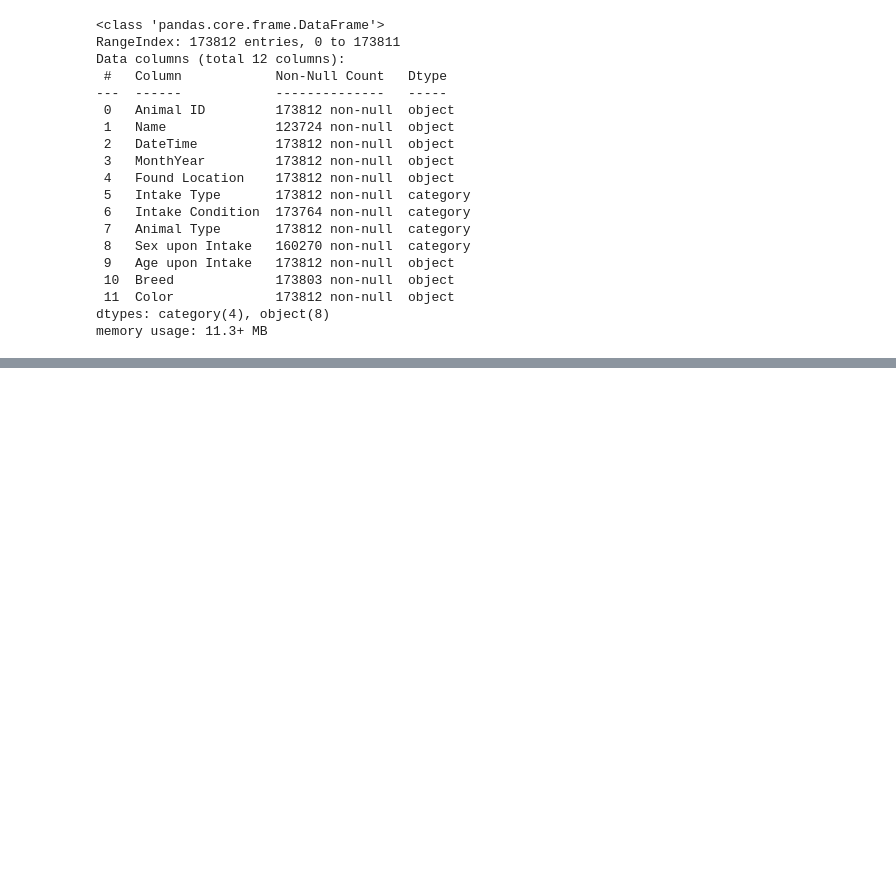
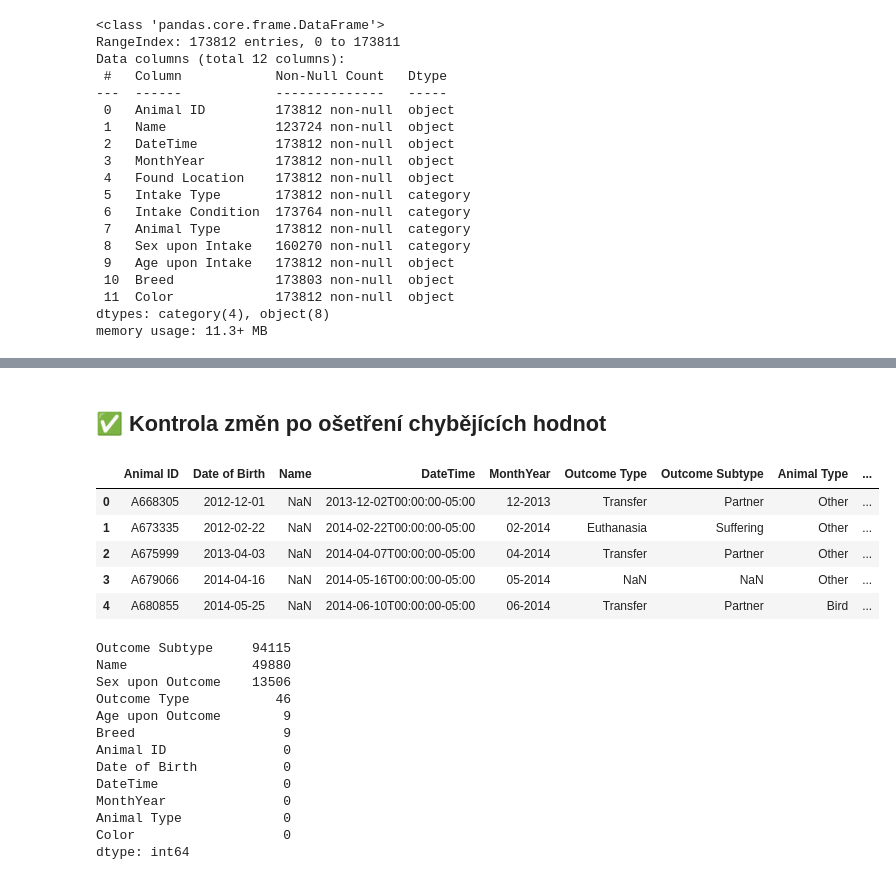
Before and after one commit to stasbebra2006/BI-VIZ, a Jupyter notebook: hms/hm01/01/hm01.ipynb, the cells around one changed output, grey strips where cells are left out. Saved outputs shown, nothing was run; the diff lists cells and outputs as text; code cells hidden in the pictures; blank space fills up the shorter version.

```diff
--- a/hms/hm01/01/hm01.ipynb
+++ b/hms/hm01/01/hm01.ipynb
@@ -197,0 +328,29 @@ memory usage: 11.3+ MB
+# %%
+# Nahrazení různých reprezentací chybějících hodnot na NaN
+outcomes.replace(["", " ", "Unknown", "unknown", "None", "none"], np.nan, inplace=True)
+# %% [markdown]
+## ✅ Kontrola změn po ošetření chybějících hodnot
+# %%
+# Zobrazení počtu chybějících hodnot po konverzi
+display(outcomes.head())
+display(outcomes.isna().sum().sort_values(ascending=False))
+# %% [output]
+|  | Animal ID | Date of Birth | Name | DateTime | MonthYear | Outcome Type | Outcome Subtype | Animal Type | ... |
+| 0 | A668305 | 2012-12-01 | NaN | 2013-12-02T00:00:00-05:00 | 12-2013 | Transfer | Partner | Other | ... |
+| 1 | A673335 | 2012-02-22 | NaN | 2014-02-22T00:00:00-05:00 | 02-2014 | Euthanasia | Suffering | Other | ... |
+| 2 | A675999 | 2013-04-03 | NaN | 2014-04-07T00:00:00-05:00 | 04-2014 | Transfer | Partner | Other | ... |
+| 3 | A679066 | 2014-04-16 | NaN | 2014-05-16T00:00:00-05:00 | 05-2014 | NaN | NaN | Other | ... |
+| 4 | A680855 | 2014-05-25 | NaN | 2014-06-10T00:00:00-05:00 | 06-2014 | Transfer | Partner | Bird | ... |
+Outcome Subtype     94115
+Name                49880
+Sex upon Outcome    13506
+Outcome Type           46
+Age upon Outcome        9
+Breed                   9
+Animal ID               0
+Date of Birth           0
+DateTime                0
+MonthYear               0
+Animal Type             0
+Color                   0
+dtype: int64
```
Also changed, not shown: parts of 33 cells of this notebook.
